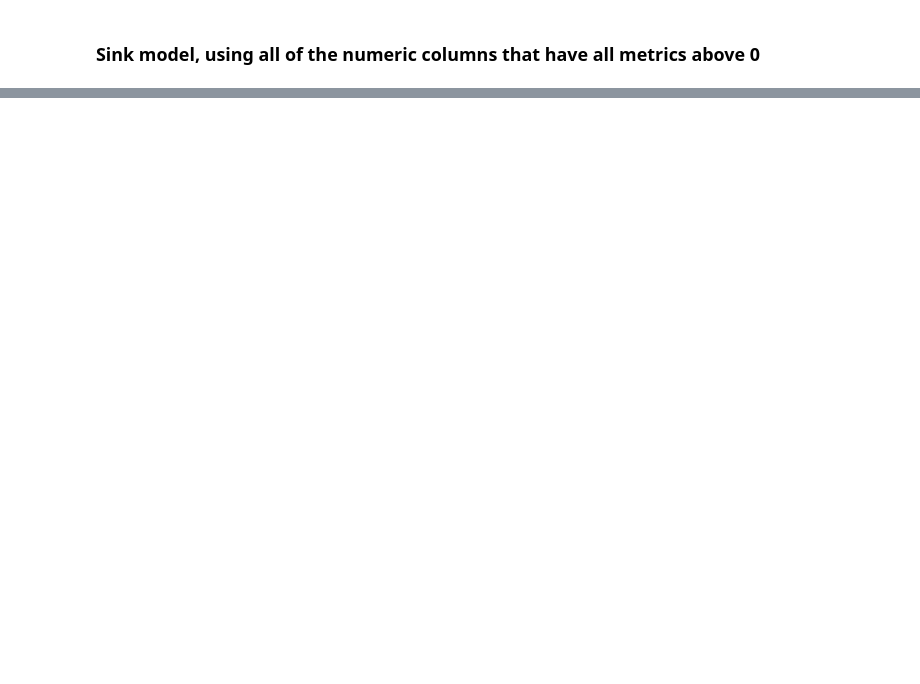
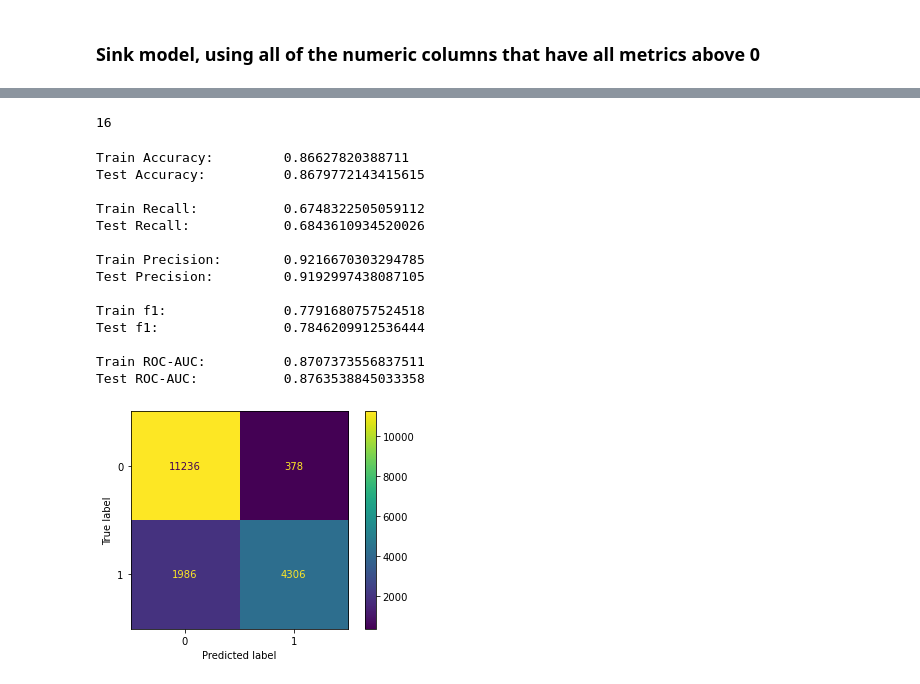
Before and after one commit to pjlannoo/StarVariabilityML, a Jupyter notebook: Notebooks/PhilWorkspace/WorkNotebook.ipynb, the cells around one changed output, grey strips where cells are left out. Saved outputs shown, nothing was run; the diff lists cells and outputs as text; code cells hidden in the pictures; blank space fills up the shorter version.

Commit message:
Made preprocessor for all data

```diff
--- a/Notebooks/PhilWorkspace/WorkNotebook.ipynb
+++ b/Notebooks/PhilWorkspace/WorkNotebook.ipynb
@@ -153,0 +142,3 @@ numCols
+# %%
+objCols = [col for col in x_train.columns if x_train[col].dtype == 'O']
+objCols
@@ -439,0 +441,11 @@ gridSearch.best_params_
+# %%
+objPreprocessor = Pipeline(steps=[
+    ('imputer',SimpleImputer(strategy='constant',fill_value='Null')),
+    ('encoder',OneHotEncoder(handle_unknown='ignore'))
+])
+# %%
+for col in objCols:
+    print(f"{col}:")
+    display(df[col].value_counts())
+    print(len(df[col].value_counts()))
+    print('\n')
@@ -439,0 +617,34 @@ gridSearch.best_params_
+# %%
+usedCols = []
+for col in objCols:
+    if len(x_train[col].value_counts()) <= 20:
+        usedCols.append(col)
+# %%
+len(usedCols)
+# %% [output]
+16
+# %%
+objSinkModel = Pipeline(steps=[
+    ('preprocessor',objPreprocessor),
+    ('logreg', LogisticRegression(max_iter=5000, random_state=42))
+])
+
+objSinkModel.fit(x_train[usedCols], y_train)
+
+displayMetrics(objSinkModel, x_train[usedCols],x_test[usedCols], y_train, y_test)
+# %% [output]
+Train Accuracy:         0.86627820388711
+Test Accuracy:          0.8679772143415615
+
+Train Recall:           0.6748322505059112
+Test Recall:            0.6843610934520026
+
+Train Precision:        0.9216670303294785
+Test Precision:         0.9192997438087105
+
+Train f1:               0.7791680757524518
+Test f1:                0.7846209912536444
+
+Train ROC-AUC:          0.8707373556837511
+Test ROC-AUC:           0.8763538845033358
+[figure, added]
```
Also changed, not shown: parts of 38 cells of this notebook, 1 other file.
